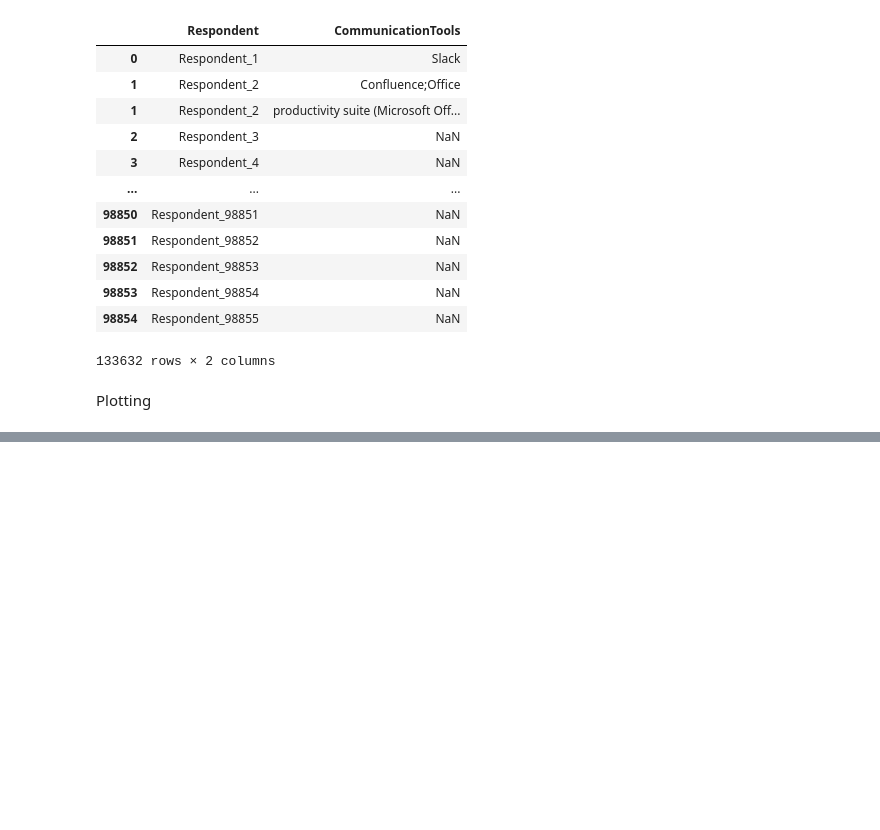
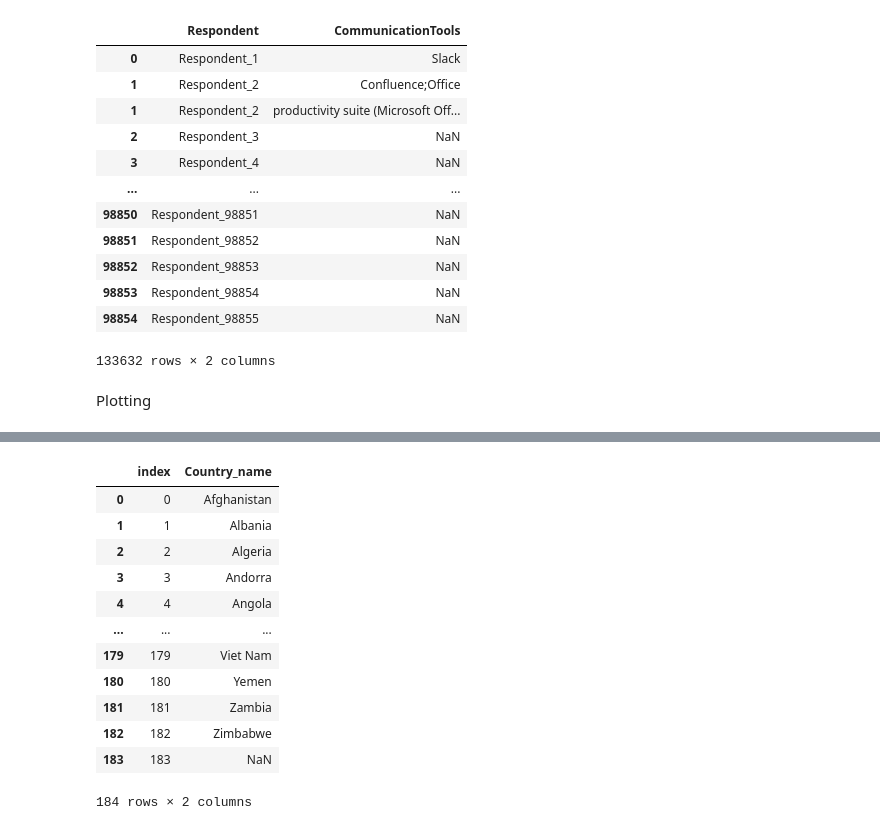
Before and after one commit to hbatistuzzo/Ironhack-FinalProject, a Jupyter notebook: case_AME.ipynb, the cells around one changed output, grey strips where cells are left out. Saved outputs shown, nothing was run; the diff lists cells and outputs as text; code cells hidden in the pictures; blank space fills up the shorter version.

```diff
--- a/case_AME.ipynb
+++ b/case_AME.ipynb
@@ -322,0 +335,7 @@ Plotting
+# %%
+#Countries table
+
+Country = pd.DataFrame(data['Country'].unique(),columns=['Country_name'])
+Country
+
+#data['Country'].isna().sum() yields 412 nulls
@@ -322,0 +356,3 @@ Plotting
+# %%
+Country.sort_values(by='Country_name',inplace=True)
+Country
@@ -322,0 +373,3 @@ Plotting
+# %%
+Country.reset_index(drop=True,inplace=True)
+Country
@@ -322,0 +390,18 @@ Plotting
+# %%
+Country.reset_index(inplace=True)
+# %%
+Country
+# %% [output]
+|  | index | Country_name |
+| 0 | 0 | Afghanistan |
+| 1 | 1 | Albania |
+| 2 | 2 | Algeria |
+| 3 | 3 | Andorra |
+| 4 | 4 | Angola |
+| ... | ... | ... |
+| 179 | 179 | Viet Nam |
+| 180 | 180 | Yemen |
+| 181 | 181 | Zambia |
+| 182 | 182 | Zimbabwe |
+| 183 | 183 | NaN |
+184 rows × 2 columns
```
Also changed, not shown: parts of 16 cells of this notebook.
